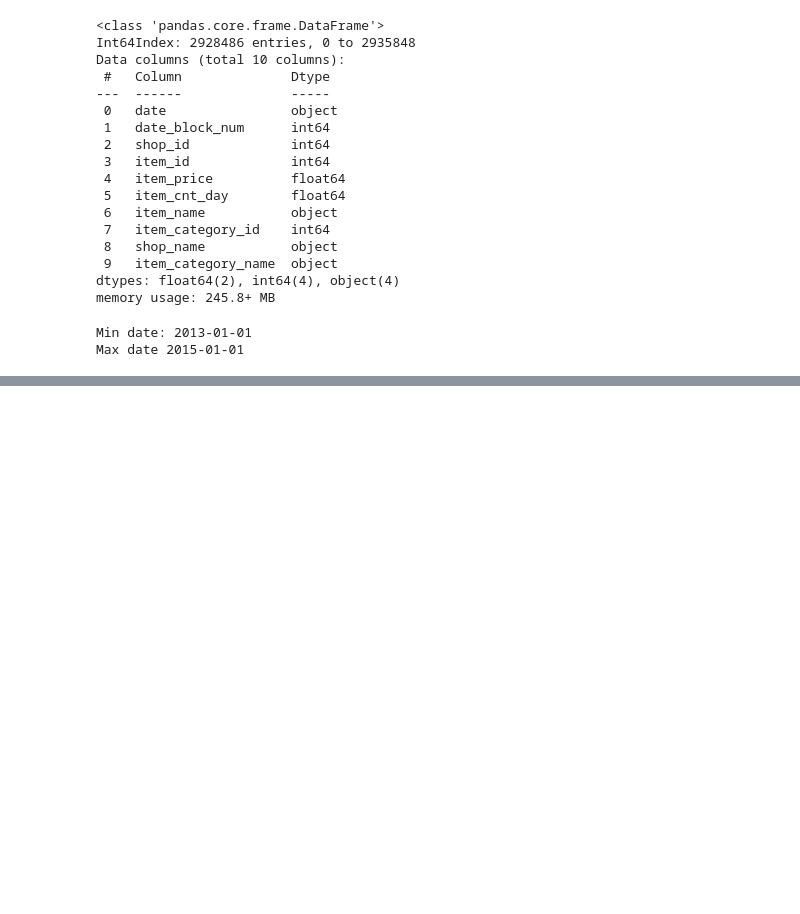
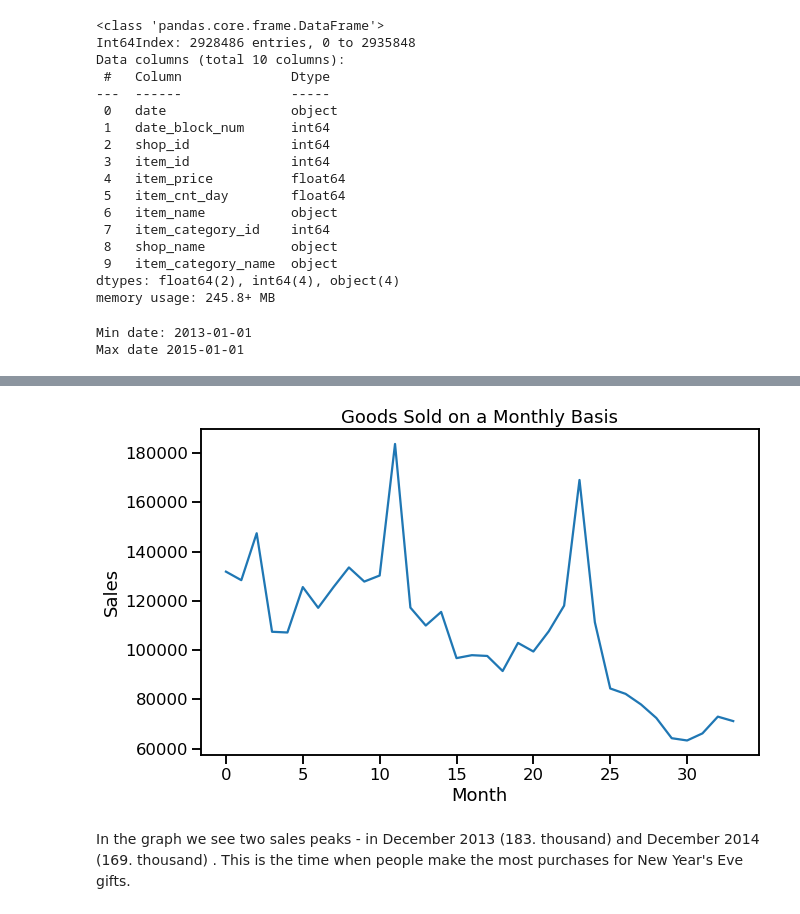
Before and after one commit to robynmundle/predict_future_sales, a Jupyter notebook: EDA Dataset.ipynb, the cells around one changed output, grey strips where cells are left out. Cells and saved outputs as stored; diff of their text form; code cells hidden in the pictures; blank space fills up the shorter version.

```diff
--- a/EDA Dataset.ipynb
+++ b/EDA Dataset.ipynb
@@ -178,10 +178,10 @@ Min date: 2013-01-01
 Max date 2015-01-01
 # %%
 df_cnt_item = df.groupby('date_block_num').agg({'item_cnt_day':'sum'}).reset_index().rename(columns={'date_block_num':'number_of_month', 'item_cnt_day':'item_cnt'})
-fig = px.line(df_cnt_item, x="number_of_month", y="item_cnt")
-fig.update_layout(
-    title='The number of goods sold on a monthly basis',
-    xaxis_title='Time',
-    yaxis_title='Sales')
-fig.show()
+fig,ax=plt.subplots(figsize=(10,6));
+plt.rcParams.update({'font.size': 12});
+sns.lineplot(data=df_cnt_item, x="number_of_month", y="item_cnt", ax=ax);
+ax.set_xlabel('Month');
+ax.set_ylabel('Sales');
+ax.set_title('Goods Sold on a Monthly Basis');
 # %% [output]
@@ -189,0 +188,3 @@ fig.show()
+[figure, added]
+# %% [markdown]
+In the graph we see two sales peaks - in December 2013 (183. thousand) and December 2014 (169. thousand) . This is the time when people make the most purchases for New Year's Eve gifts.
```
Also changed, not shown: parts of 15 cells of this notebook.
